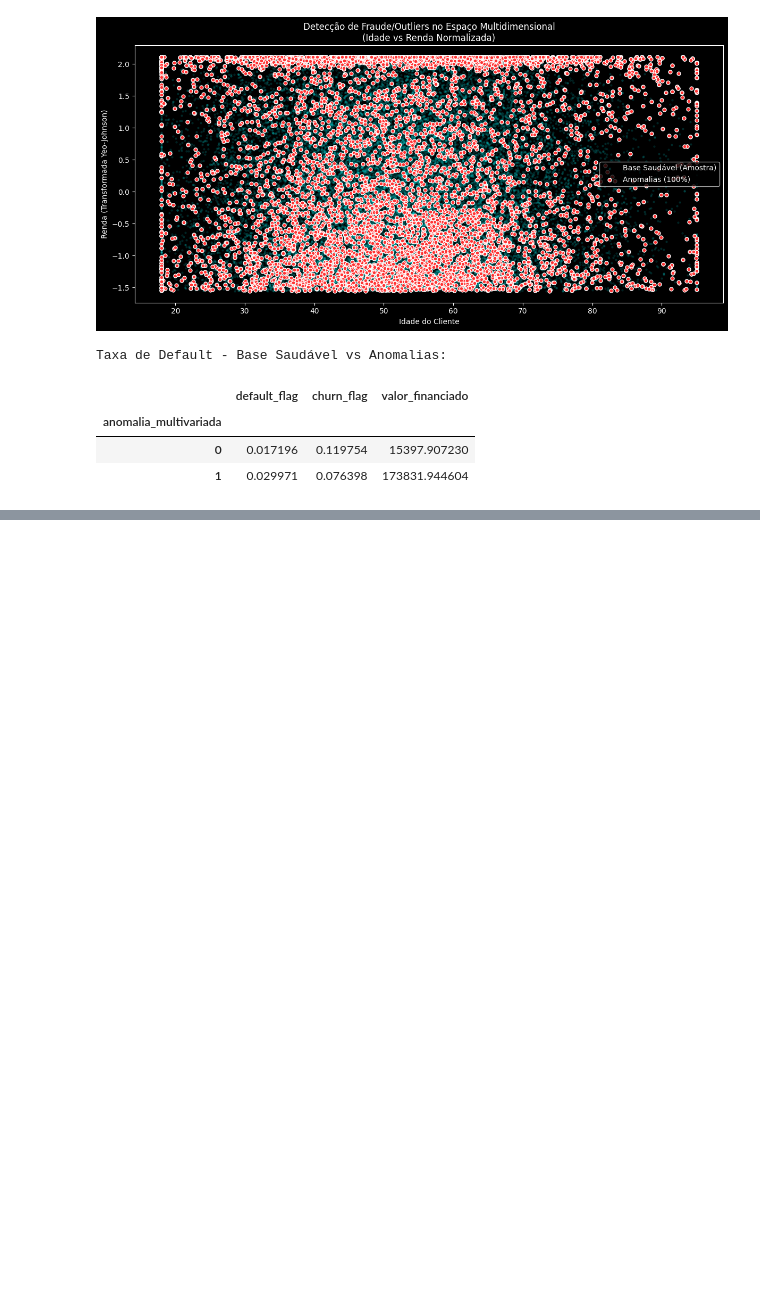
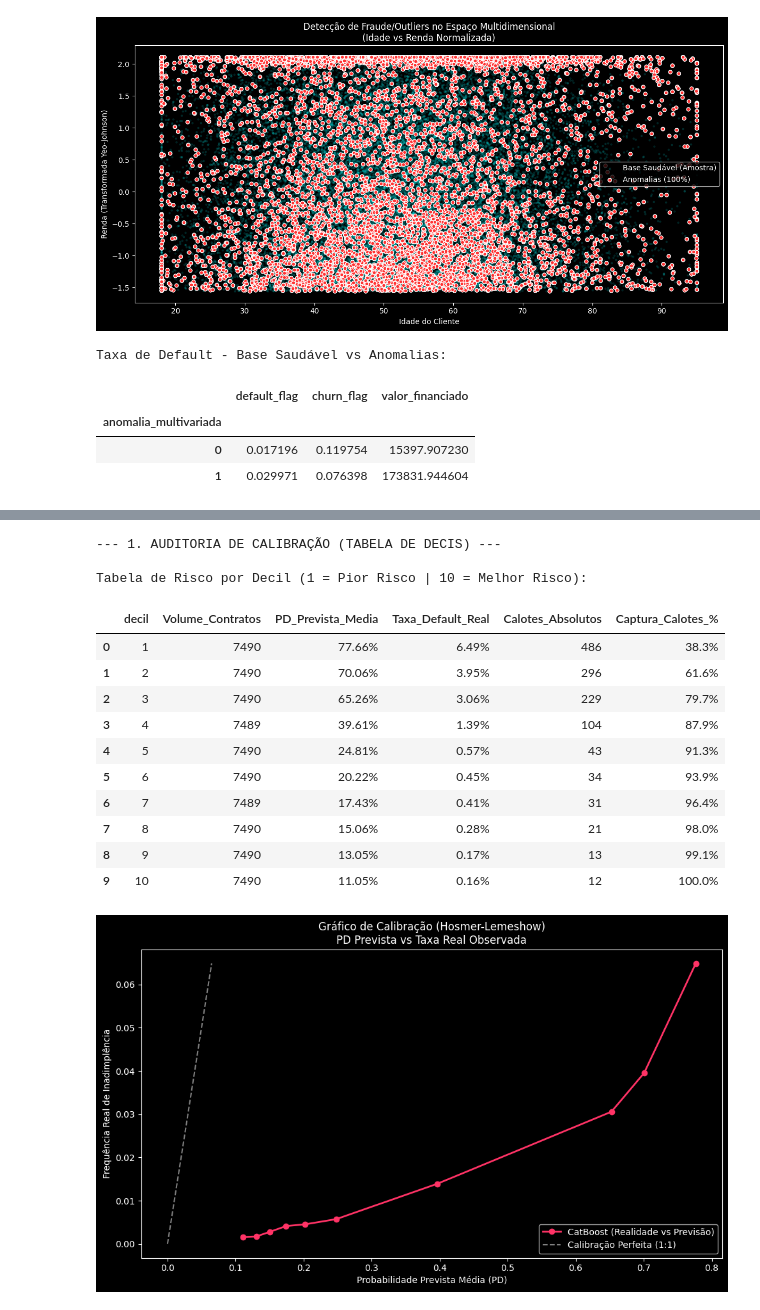
Before and after one commit to engineer-inks/ifrs9-financial-computer-ai, a Jupyter notebook: notebooks/01_estudo_clusters_portfolio.ipynb, the cells around one changed output, grey strips where cells are left out. Cells and saved outputs as stored; diff of their text form; code cells hidden in the pictures; blank space fills up the shorter version.

```diff
--- a/notebooks/01_estudo_clusters_portfolio.ipynb
+++ b/notebooks/01_estudo_clusters_portfolio.ipynb
@@ -345,0 +469,52 @@ Taxa de Default - Base Saudável vs Anomalias:
+# %%
+# Configuração de Estilo
+plt.style.use('dark_background')
+shap.initjs()
+
+print("--- 1. AUDITORIA DE CALIBRAÇÃO (TABELA DE DECIS) ---")
+
+# Criando um DataFrame de resultados para a base de Teste
+resultados_teste = pd.DataFrame({
+    'default_real': y_test,
+    'pd_prevista': y_pred_proba
+})
+
+# Ordenando do Maior Risco para o Menor Risco e criando 10 Decis
+resultados_teste['rank'] = resultados_teste['pd_prevista'].rank(method='first', ascending=False)
+resultados_teste['decil'] = pd.qcut(resultados_teste['rank'], 10, labels=np.arange(1, 11))
+
+# Agrupando a Tabela Gerencial
+tabela_decis = resultados_teste.groupby('decil').agg(
+    Volume_Contratos=('pd_prevista', 'count'),
+    PD_Prevista_Media=('pd_prevista', 'mean'),
+    Taxa_Default_Real=('default_real', 'mean'),
+    Calotes_Absolutos=('default_real', 'sum')
+).reset_index()
+
+# Calculando a captura acumulada (Lift)
+tabela_decis['Captura_Calotes_%'] = (tabela_decis['Calotes_Absolutos'] / tabela_decis['Calotes_Absolutos'].sum()).cumsum() * 100
+
+print("\nTabela de Risco por Decil (1 = Pior Risco | 10 = Melhor Risco):")
+display(tabela_decis.style.format({
+    'PD_Prevista_Media': '{:.2%}',
+    'Taxa_Default_Real': '{:.2%}',
+    'Captura_Calotes_%': '{:.1f}%'
+}))
+
+# ================= VIZUALIZAÇÃO DE CALIBRAÇÃO =================
+fig, ax = plt.subplots(figsize=(10, 6))
+
+# Gráfico de Calibração (Hosmer-Lemeshow Visual)
+# Extraímos os pontos exatos usando o scikit-learn
+prob_real, prob_prevista = calibration_curve(resultados_teste['default_real'], resultados_teste['pd_prevista'], n_bins=10, strategy='quantile')
+
+ax.plot(prob_prevista, prob_real, marker='o', color='#ff3366', linewidth=2, label='CatBoost (Realidade vs Previsão)')
+ax.plot([0, prob_real.max()], [0, prob_real.max()], linestyle='--', color='gray', label='Calibração Perfeita (1:1)')
+
+ax.set_title("Gráfico de Calibração (Hosmer-Lemeshow)\nPD Prevista vs Taxa Real Observada")
+ax.set_xlabel("Probabilidade Prevista Média (PD)")
+ax.set_ylabel("Frequência Real de Inadimplência")
+ax.legend()
+plt.tight_layout()
+plt.show()
+# %% [output]
@@ -345,0 +522,15 @@ Taxa de Default - Base Saudável vs Anomalias:
+--- 1. AUDITORIA DE CALIBRAÇÃO (TABELA DE DECIS) ---
+
+Tabela de Risco por Decil (1 = Pior Risco | 10 = Melhor Risco):
+|  | decil | Volume_Contratos | PD_Prevista_Media | Taxa_Default_Real | Calotes_Absolutos | Captura_Calotes_% |
+| 0 | 1 | 7490 | 77.66% | 6.49% | 486 | 38.3% |
+| 1 | 2 | 7490 | 70.06% | 3.95% | 296 | 61.6% |
+| 2 | 3 | 7490 | 65.26% | 3.06% | 229 | 79.7% |
+| 3 | 4 | 7489 | 39.61% | 1.39% | 104 | 87.9% |
+| 4 | 5 | 7490 | 24.81% | 0.57% | 43 | 91.3% |
+| 5 | 6 | 7490 | 20.22% | 0.45% | 34 | 93.9% |
+| 6 | 7 | 7489 | 17.43% | 0.41% | 31 | 96.4% |
+| 7 | 8 | 7490 | 15.06% | 0.28% | 21 | 98.0% |
+| 8 | 9 | 7490 | 13.05% | 0.17% | 13 | 99.1% |
+| 9 | 10 | 7490 | 11.05% | 0.16% | 12 | 100.0% |
+[figure, added]
```
Also changed, not shown: parts of 12 cells of this notebook, 2 other files.
